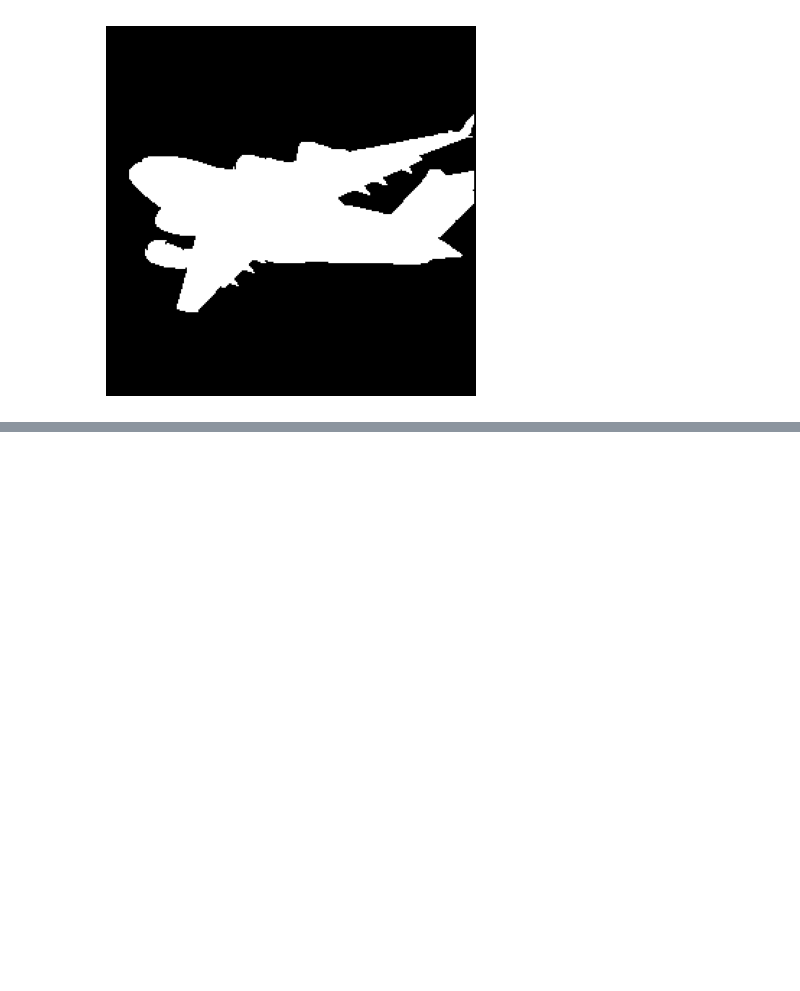
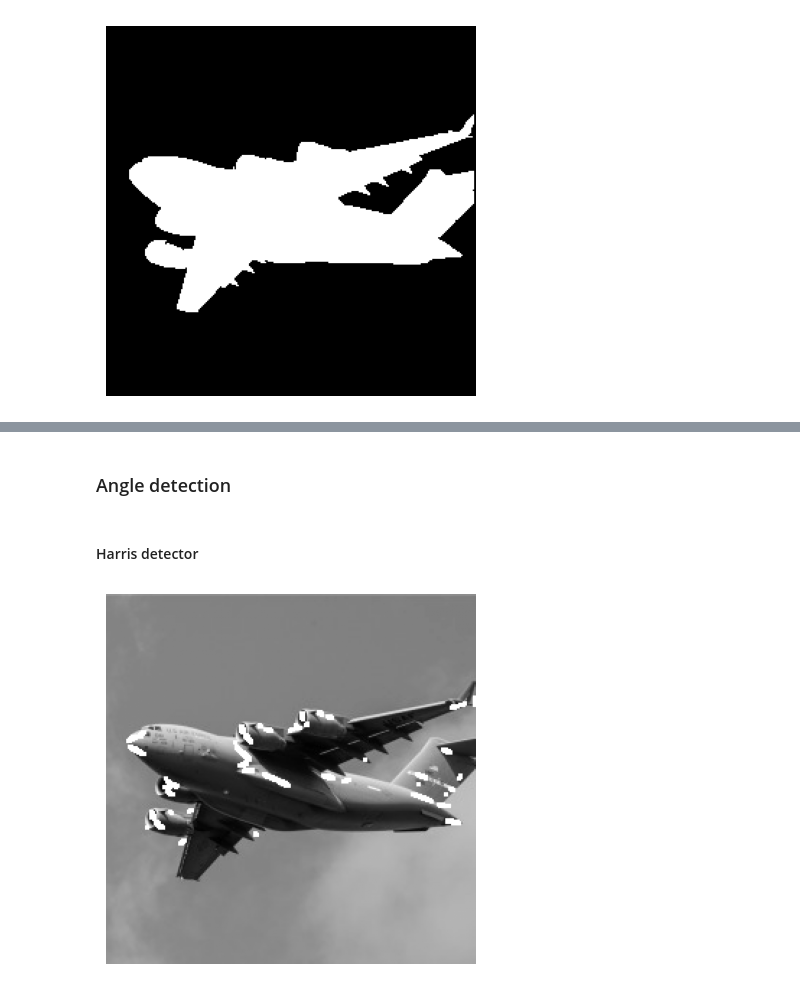
Before and after one commit to MaxAndreev27/machine-learning, a Jupyter notebook: 08_handling_images/handling_images.ipynb, the cells around one changed output, grey strips where cells are left out. Cells and saved outputs as stored; diff of their text form; code cells hidden in the pictures; blank space fills up the shorter version.

```diff
--- a/08_handling_images/handling_images.ipynb
+++ b/08_handling_images/handling_images.ipynb
@@ -239,0 +255,30 @@ plt.show()
+# %% [markdown]
+### Angle detection
+# %% [markdown]
+#### Harris detector
+# %%
+image_gray_256 = cv2.cvtColor(image_bgr_256, cv2.COLOR_BGR2GRAY)
+image_gray_256 = np.float32(image_gray_256)
+
+# Set parameters for corner detection
+block_size = 2
+aperture = 29
+free_parameter = 0.04
+
+# Detect corners
+detector_responses = cv2.cornerHarris(image_gray_256, block_size, aperture, free_parameter)
+
+# Increase corner indicators
+detector_responses = cv2.dilate(detector_responses, None)
+
+# Rest value of the image to black,highlight corners in white
+threshold = 0.02
+image_bgr_256[detector_responses > threshold * detector_responses.max()] = [255,255,255]
+
+image_gray_256 = cv2.cvtColor(image_bgr_256, cv2.COLOR_BGR2GRAY)
+
+plt.imshow(image_gray_256, cmap="gray")
+plt.axis("off")
+plt.show()
+# %% [output]
+[figure, added]
```
Also changed, not shown: parts of 24 cells of this notebook, 2 other files.
